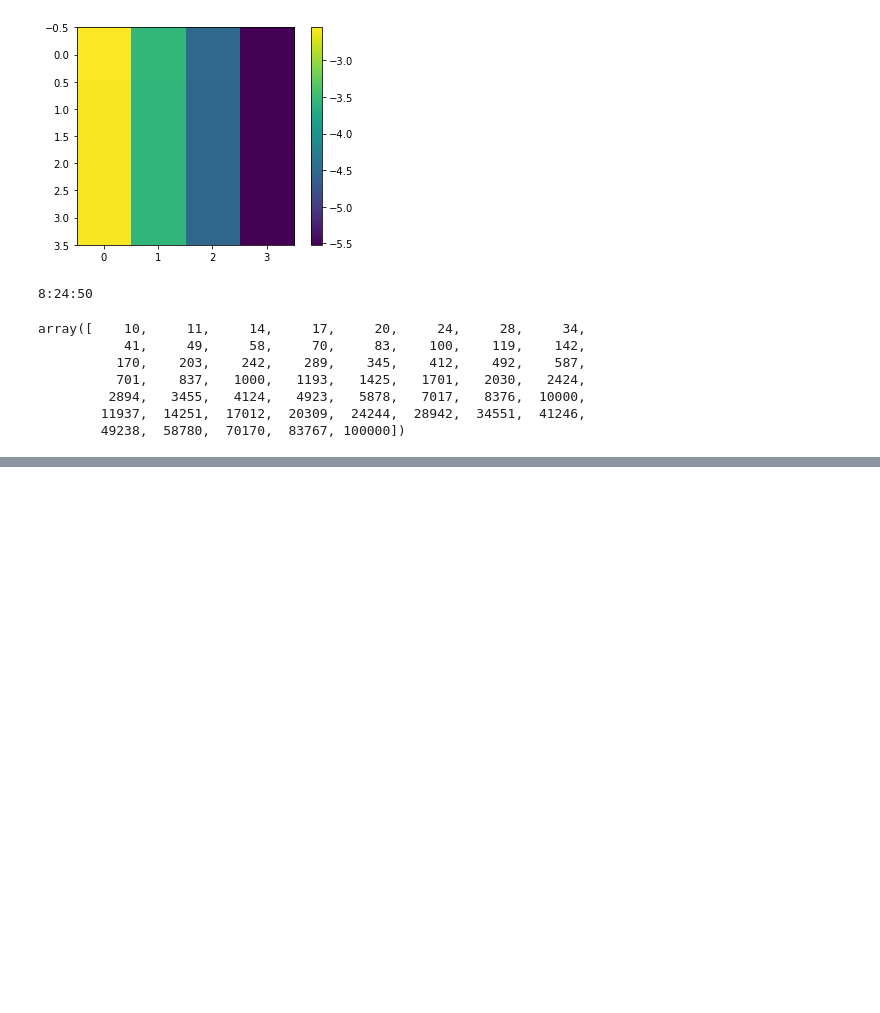
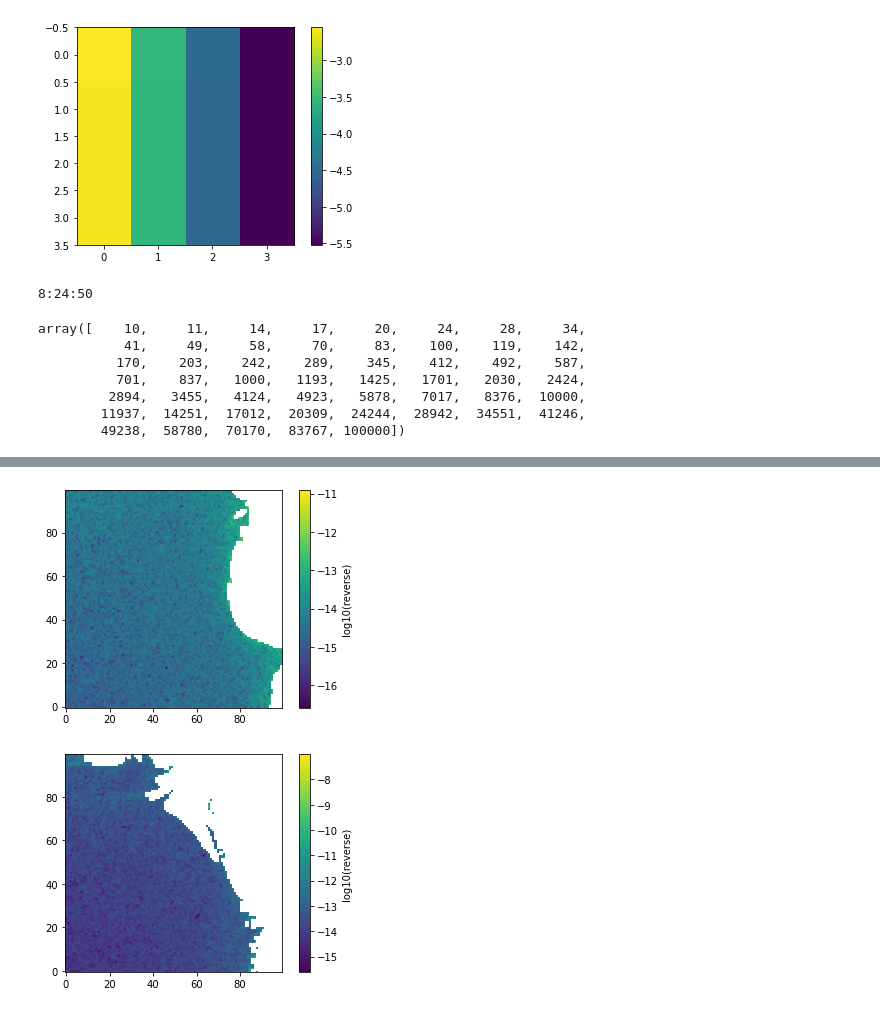
Before and after one commit to carlidel/lhc_dynamic_indicators, a Jupyter notebook: tests.ipynb, the cells around one changed output, grey strips where cells are left out. Saved outputs shown, nothing was run; the diff lists cells and outputs as text; code cells hidden in the pictures; blank space fills up the shorter version.

```diff
--- a/tests.ipynb
+++ b/tests.ipynb
@@ -147,0 +191,27 @@ array([    10,     11,     14,     17,     20,     24,     28,     34,
+# %%
+for t in [10, 100]:
+    with h5py.File("/home/HPC/camontan/lhc_dynamic_indicators/out/quick_test/rem_b1_worst.h5", mode="r") as h5:
+        x = h5[f"reverse/x/{t}"][:]
+        px = h5[f"reverse/px/{t}"][:]
+        y = h5[f"reverse/y/{t}"][:]
+        py = h5[f"reverse/py/{t}"][:]
+        zeta = h5[f"reverse/zeta/{t}"][:]
+        delta = h5[f"reverse/delta/{t}"][:]
+
+        x0 = h5["reference/initial/x"][:]
+        px0 = h5["reference/initial/px"][:]
+        y0 = h5["reference/initial/y"][:]
+        py0 = h5["reference/initial/py"][:]
+        zeta0 = h5["reference/initial/zeta"][:]
+        delta0 = h5["reference/initial/delta"][:]
+
+    reverse = np.sqrt(
+        (x - x0)**2 + (px - px0)**2 + (y - y0)**2 + (py - py0)**2
+    )
+
+    plt.figure()
+    plt.imshow(np.log10(reverse).reshape(100, 100), origin="lower")
+    plt.colorbar(label="log10(reverse)")
+# %% [output]
+[figure, added]
+[figure, added]
```
Also changed, not shown: parts of 19 cells of this notebook, 8 other files.
